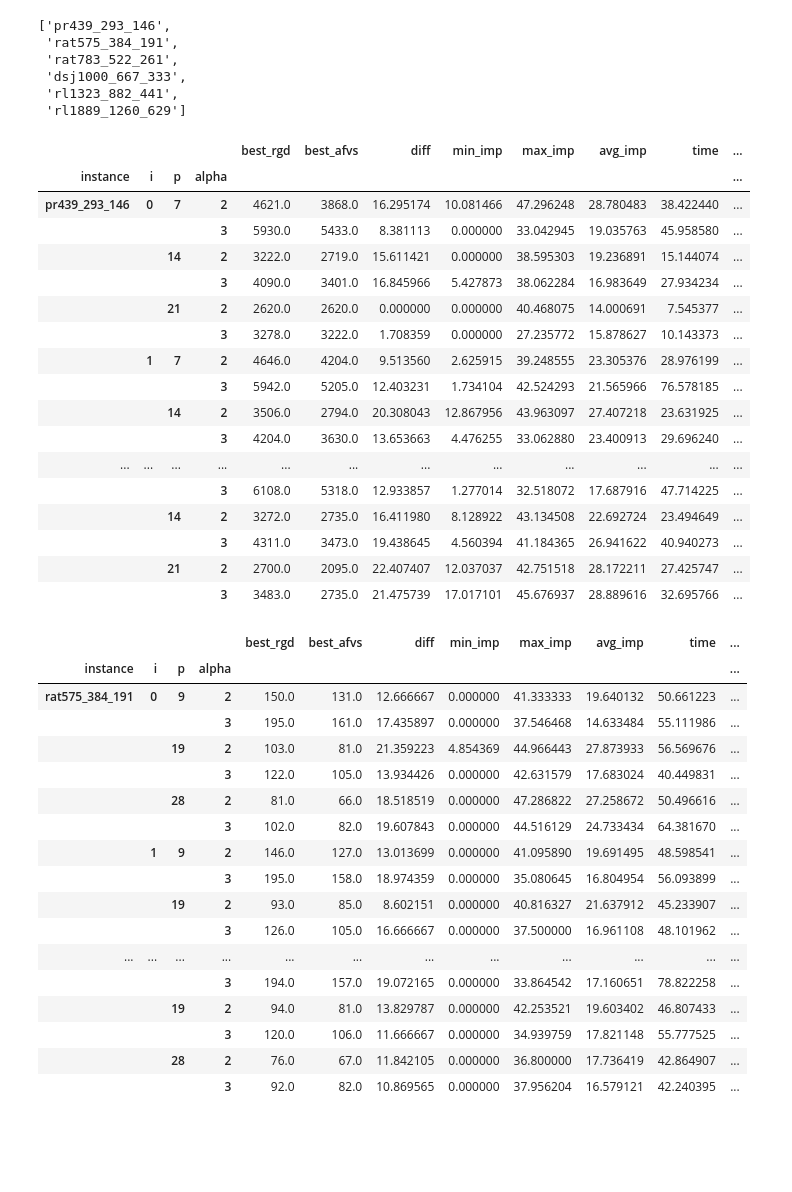
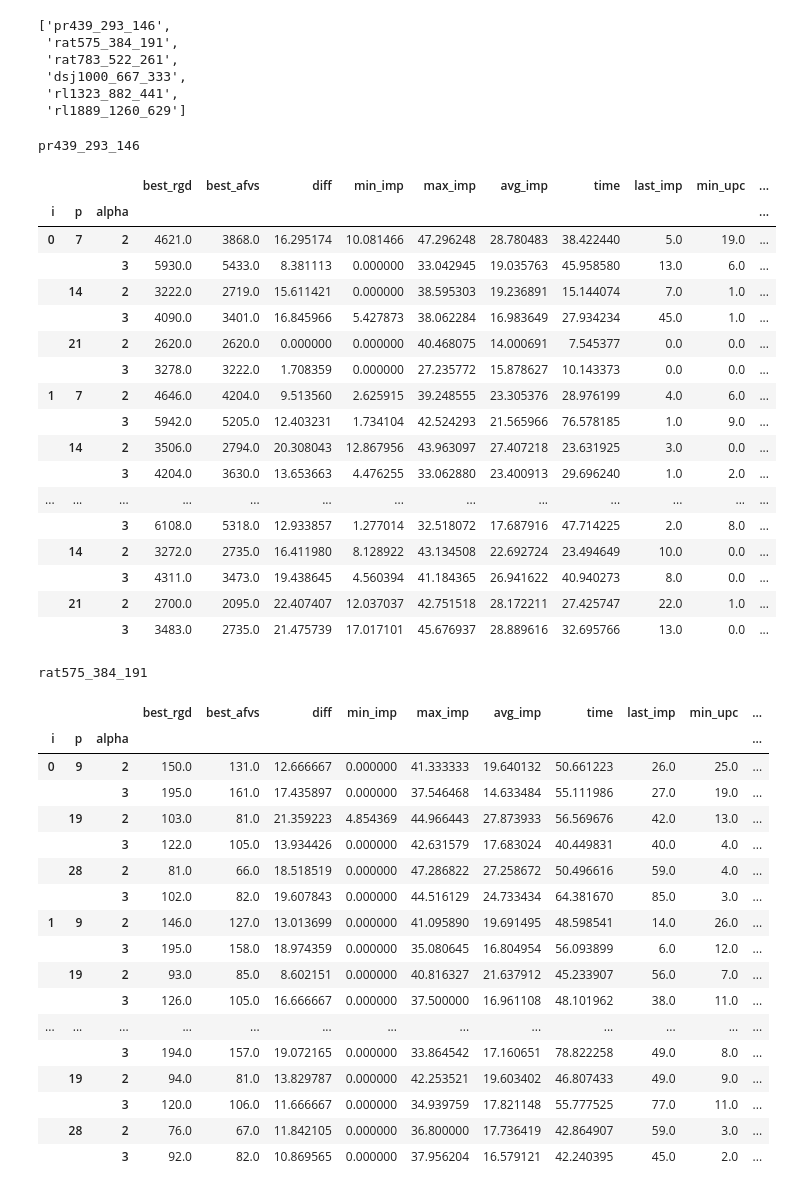
Before and after one commit to netotz/alpha-neighbor-p-center-problem, a Jupyter notebook: anpcp/igrasp_final_detailed.ipynb, the cells around one changed output. Cells and saved outputs as stored; diff of their text form; code cells hidden in the pictures; blank space fills up the shorter version.

Commit message:
feat(grasp): remove instance column

```diff
--- a/anpcp/igrasp_final_detailed.ipynb
+++ b/anpcp/igrasp_final_detailed.ipynb
@@ -11,67 +11,71 @@ names
  'rl1323_882_441',
  'rl1889_1260_629']
 # %%
-do_save = False
+do_save = True
 # %%
 import os
 
 import pandas as pd
 from IPython.display import display
 
 from utils import format_latex_table
 from grasp_final import FINAL_PATH
 
 for name in names:
     results = read_results(name)
-    grouped = results.groupby("instance i p  alpha".split(), sort=False).mean()
+    grouped = results.groupby("instance i p alpha".split(), sort=False).mean().reset_index(level=0, drop=True)
+
+    print(name)
     display(grouped)
 
     concated = pd.concat(
         {
             "OF": grouped.iloc[:, :3],
             "imp": grouped.iloc[:, 3:6],
             "upc": grouped.iloc[:, 8:],
             "time": grouped.iloc[:, 6],
             "last": grouped.iloc[:, 7],
         },
         axis=1,
     )
     if do_save:
         format_latex_table(concated, os.path.join(FINAL_PATH, f"table_{name}.tex"));
 # %% [output]
+pr439_293_146
-|  |  |  |  | best_rgd | best_afvs | diff | min_imp | max_imp | avg_imp | time | ... |
-| instance | i | p | alpha |  |  |  |  |  |  |  | ... |
-| pr439_293_146 | 0 | 7 | 2 | 4621.0 | 3868.0 | 16.295174 | 10.081466 | 47.296248 | 28.780483 | 38.422440 | ... |
-|  |  |  | 3 | 5930.0 | 5433.0 | 8.381113 | 0.000000 | 33.042945 | 19.035763 | 45.958580 | ... |
-|  |  | 14 | 2 | 3222.0 | 2719.0 | 15.611421 | 0.000000 | 38.595303 | 19.236891 | 15.144074 | ... |
-|  |  |  | 3 | 4090.0 | 3401.0 | 16.845966 | 5.427873 | 38.062284 | 16.983649 | 27.934234 | ... |
-|  |  | 21 | 2 | 2620.0 | 2620.0 | 0.000000 | 0.000000 | 40.468075 | 14.000691 | 7.545377 | ... |
-|  |  |  | 3 | 3278.0 | 3222.0 | 1.708359 | 0.000000 | 27.235772 | 15.878627 | 10.143373 | ... |
-|  | 1 | 7 | 2 | 4646.0 | 4204.0 | 9.513560 | 2.625915 | 39.248555 | 23.305376 | 28.976199 | ... |
-|  |  |  | 3 | 5942.0 | 5205.0 | 12.403231 | 1.734104 | 42.524293 | 21.565966 | 76.578185 | ... |
-|  |  | 14 | 2 | 3506.0 | 2794.0 | 20.308043 | 12.867956 | 43.963097 | 27.407218 | 23.631925 | ... |
-|  |  |  | 3 | 4204.0 | 3630.0 | 13.653663 | 4.476255 | 33.062880 | 23.400913 | 29.696240 | ... |
-| ... | ... | ... | ... | ... | ... | ... | ... | ... | ... | ... | ... |
-|  |  |  | 3 | 6108.0 | 5318.0 | 12.933857 | 1.277014 | 32.518072 | 17.687916 | 47.714225 | ... |
-|  |  | 14 | 2 | 3272.0 | 2735.0 | 16.411980 | 8.128922 | 43.134508 | 22.692724 | 23.494649 | ... |
-|  |  |  | 3 | 4311.0 | 3473.0 | 19.438645 | 4.560394 | 41.184365 | 26.941622 | 40.940273 | ... |
-|  |  | 21 | 2 | 2700.0 | 2095.0 | 22.407407 | 12.037037 | 42.751518 | 28.172211 | 27.425747 | ... |
-|  |  |  | 3 | 3483.0 | 2735.0 | 21.475739 | 17.017101 | 45.676937 | 28.889616 | 32.695766 | ... |
+|  |  |  | best_rgd | best_afvs | diff | min_imp | max_imp | avg_imp | time | last_imp | min_upc | ... |
+| i | p | alpha |  |  |  |  |  |  |  |  |  | ... |
+| 0 | 7 | 2 | 4621.0 | 3868.0 | 16.295174 | 10.081466 | 47.296248 | 28.780483 | 38.422440 | 5.0 | 19.0 | ... |
+|  |  | 3 | 5930.0 | 5433.0 | 8.381113 | 0.000000 | 33.042945 | 19.035763 | 45.958580 | 13.0 | 6.0 | ... |
+|  | 14 | 2 | 3222.0 | 2719.0 | 15.611421 | 0.000000 | 38.595303 | 19.236891 | 15.144074 | 7.0 | 1.0 | ... |
+|  |  | 3 | 4090.0 | 3401.0 | 16.845966 | 5.427873 | 38.062284 | 16.983649 | 27.934234 | 45.0 | 1.0 | ... |
+|  | 21 | 2 | 2620.0 | 2620.0 | 0.000000 | 0.000000 | 40.468075 | 14.000691 | 7.545377 | 0.0 | 0.0 | ... |
+|  |  | 3 | 3278.0 | 3222.0 | 1.708359 | 0.000000 | 27.235772 | 15.878627 | 10.143373 | 0.0 | 0.0 | ... |
+| 1 | 7 | 2 | 4646.0 | 4204.0 | 9.513560 | 2.625915 | 39.248555 | 23.305376 | 28.976199 | 4.0 | 6.0 | ... |
+|  |  | 3 | 5942.0 | 5205.0 | 12.403231 | 1.734104 | 42.524293 | 21.565966 | 76.578185 | 1.0 | 9.0 | ... |
+|  | 14 | 2 | 3506.0 | 2794.0 | 20.308043 | 12.867956 | 43.963097 | 27.407218 | 23.631925 | 3.0 | 0.0 | ... |
+|  |  | 3 | 4204.0 | 3630.0 | 13.653663 | 4.476255 | 33.062880 | 23.400913 | 29.696240 | 1.0 | 2.0 | ... |
+| ... | ... | ... | ... | ... | ... | ... | ... | ... | ... | ... | ... | ... |
+|  |  | 3 | 6108.0 | 5318.0 | 12.933857 | 1.277014 | 32.518072 | 17.687916 | 47.714225 | 2.0 | 8.0 | ... |
+|  | 14 | 2 | 3272.0 | 2735.0 | 16.411980 | 8.128922 | 43.134508 | 22.692724 | 23.494649 | 10.0 | 0.0 | ... |
+|  |  | 3 | 4311.0 | 3473.0 | 19.438645 | 4.560394 | 41.184365 | 26.941622 | 40.940273 | 8.0 | 0.0 | ... |
+|  | 21 | 2 | 2700.0 | 2095.0 | 22.407407 | 12.037037 | 42.751518 | 28.172211 | 27.425747 | 22.0 | 1.0 | ... |
+|  |  | 3 | 3483.0 | 2735.0 | 21.475739 | 17.017101 | 45.676937 | 28.889616 | 32.695766 | 13.0 | 0.0 | ... |
+rat575_384_191
-|  |  |  |  | best_rgd | best_afvs | diff | min_imp | max_imp | avg_imp | time | ... |
-| instance | i | p | alpha |  |  |  |  |  |  |  | ... |
-| rat575_384_191 | 0 | 9 | 2 | 150.0 | 131.0 | 12.666667 | 0.000000 | 41.333333 | 19.640132 | 50.661223 | ... |
-|  |  |  | 3 | 195.0 | 161.0 | 17.435897 | 0.000000 | 37.546468 | 14.633484 | 55.111986 | ... |
-|  |  | 19 | 2 | 103.0 | 81.0 | 21.359223 | 4.854369 | 44.966443 | 27.873933 | 56.569676 | ... |
-|  |  |  | 3 | 122.0 | 105.0 | 13.934426 | 0.000000 | 42.631579 | 17.683024 | 40.449831 | ... |
-|  |  | 28 | 2 | 81.0 | 66.0 | 18.518519 | 0.000000 | 47.286822 | 27.258672 | 50.496616 | ... |
-|  |  |  | 3 | 102.0 | 82.0 | 19.607843 | 0.000000 | 44.516129 | 24.733434 | 64.381670 | ... |
-|  | 1 | 9 | 2 | 146.0 | 127.0 | 13.013699 | 0.000000 | 41.095890 | 19.691495 | 48.598541 | ... |
-|  |  |  | 3 | 195.0 | 158.0 | 18.974359 | 0.000000 | 35.080645 | 16.804954 | 56.093899 | ... |
-|  |  | 19 | 2 | 93.0 | 85.0 | 8.602151 | 0.000000 | 40.816327 | 21.637912 | 45.233907 | ... |
-|  |  |  | 3 | 126.0 | 105.0 | 16.666667 | 0.000000 | 37.500000 | 16.961108 | 48.101962 | ... |
-| ... | ... | ... | ... | ... | ... | ... | ... | ... | ... | ... | ... |
-|  |  |  | 3 | 194.0 | 157.0 | 19.072165 | 0.000000 | 33.864542 | 17.160651 | 78.822258 | ... |
-|  |  | 19 | 2 | 94.0 | 81.0 | 13.829787 | 0.000000 | 42.253521 | 19.603402 | 46.807433 | ... |
-|  |  |  | 3 | 120.0 | 106.0 | 11.666667 | 0.000000 | 34.939759 | 17.821148 | 55.777525 | ... |
-|  |  | 28 | 2 | 76.0 | 67.0 | 11.842105 | 0.000000 | 36.800000 | 17.736419 | 42.864907 | ... |
-|  |  |  | 3 | 92.0 | 82.0 | 10.869565 | 0.000000 | 37.956204 | 16.579121 | 42.240395 | ... |
+|  |  |  | best_rgd | best_afvs | diff | min_imp | max_imp | avg_imp | time | last_imp | min_upc | ... |
+| i | p | alpha |  |  |  |  |  |  |  |  |  | ... |
+| 0 | 9 | 2 | 150.0 | 131.0 | 12.666667 | 0.000000 | 41.333333 | 19.640132 | 50.661223 | 26.0 | 25.0 | ... |
+|  |  | 3 | 195.0 | 161.0 | 17.435897 | 0.000000 | 37.546468 | 14.633484 | 55.111986 | 27.0 | 19.0 | ... |
+|  | 19 | 2 | 103.0 | 81.0 | 21.359223 | 4.854369 | 44.966443 | 27.873933 | 56.569676 | 42.0 | 13.0 | ... |
+|  |  | 3 | 122.0 | 105.0 | 13.934426 | 0.000000 | 42.631579 | 17.683024 | 40.449831 | 40.0 | 4.0 | ... |
+|  | 28 | 2 | 81.0 | 66.0 | 18.518519 | 0.000000 | 47.286822 | 27.258672 | 50.496616 | 59.0 | 4.0 | ... |
+|  |  | 3 | 102.0 | 82.0 | 19.607843 | 0.000000 | 44.516129 | 24.733434 | 64.381670 | 85.0 | 3.0 | ... |
+| 1 | 9 | 2 | 146.0 | 127.0 | 13.013699 | 0.000000 | 41.095890 | 19.691495 | 48.598541 | 14.0 | 26.0 | ... |
+|  |  | 3 | 195.0 | 158.0 | 18.974359 | 0.000000 | 35.080645 | 16.804954 | 56.093899 | 6.0 | 12.0 | ... |
+|  | 19 | 2 | 93.0 | 85.0 | 8.602151 | 0.000000 | 40.816327 | 21.637912 | 45.233907 | 56.0 | 7.0 | ... |
+|  |  | 3 | 126.0 | 105.0 | 16.666667 | 0.000000 | 37.500000 | 16.961108 | 48.101962 | 38.0 | 11.0 | ... |
+| ... | ... | ... | ... | ... | ... | ... | ... | ... | ... | ... | ... | ... |
+|  |  | 3 | 194.0 | 157.0 | 19.072165 | 0.000000 | 33.864542 | 17.160651 | 78.822258 | 49.0 | 8.0 | ... |
+|  | 19 | 2 | 94.0 | 81.0 | 13.829787 | 0.000000 | 42.253521 | 19.603402 | 46.807433 | 49.0 | 9.0 | ... |
+|  |  | 3 | 120.0 | 106.0 | 11.666667 | 0.000000 | 34.939759 | 17.821148 | 55.777525 | 77.0 | 11.0 | ... |
+|  | 28 | 2 | 76.0 | 67.0 | 11.842105 | 0.000000 | 36.800000 | 17.736419 | 42.864907 | 59.0 | 3.0 | ... |
+|  |  | 3 | 92.0 | 82.0 | 10.869565 | 0.000000 | 37.956204 | 16.579121 | 42.240395 | 45.0 | 2.0 | ... |
```
Also changed, not shown: parts of 1 cell of this notebook, 6 other files.
